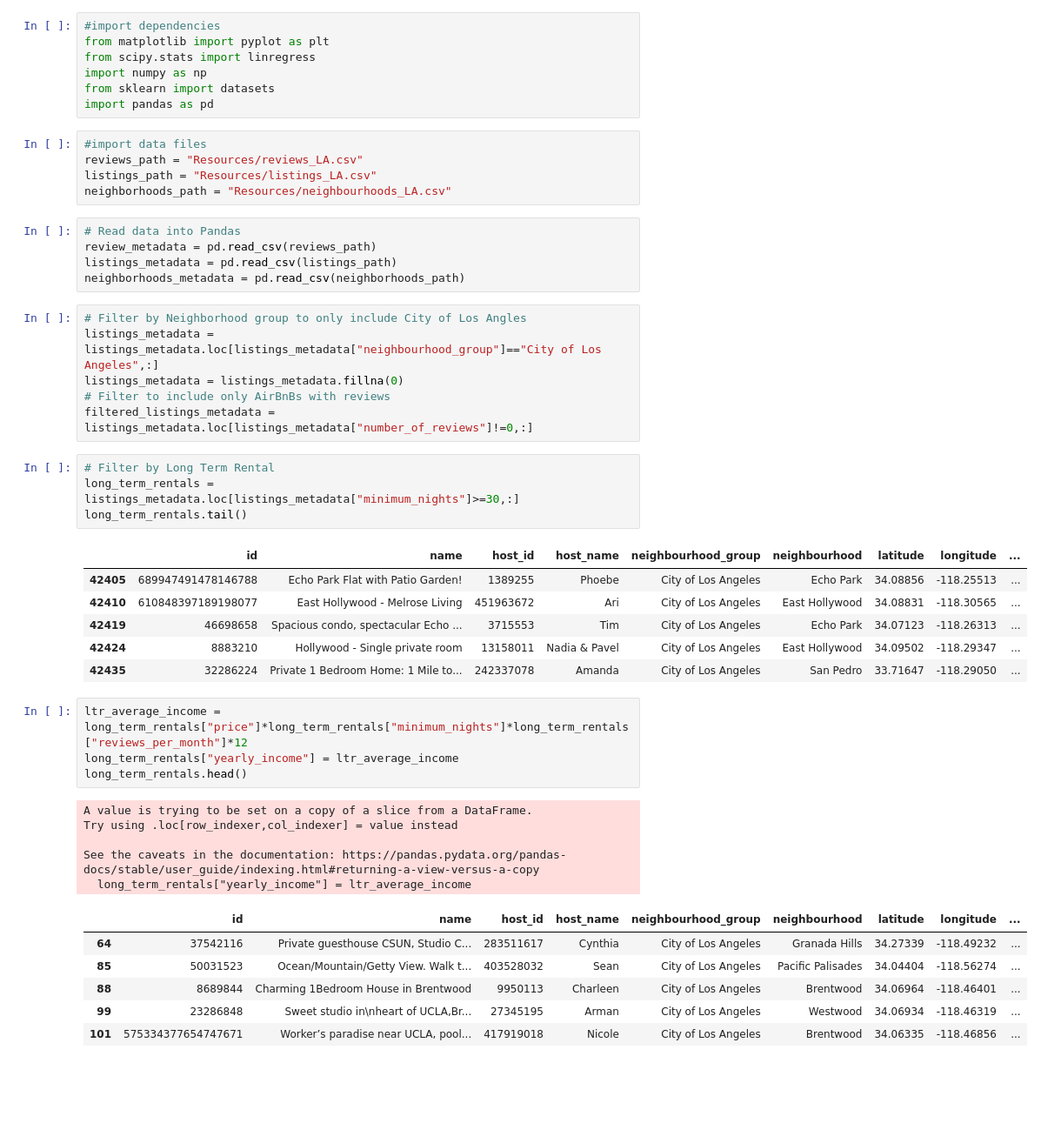
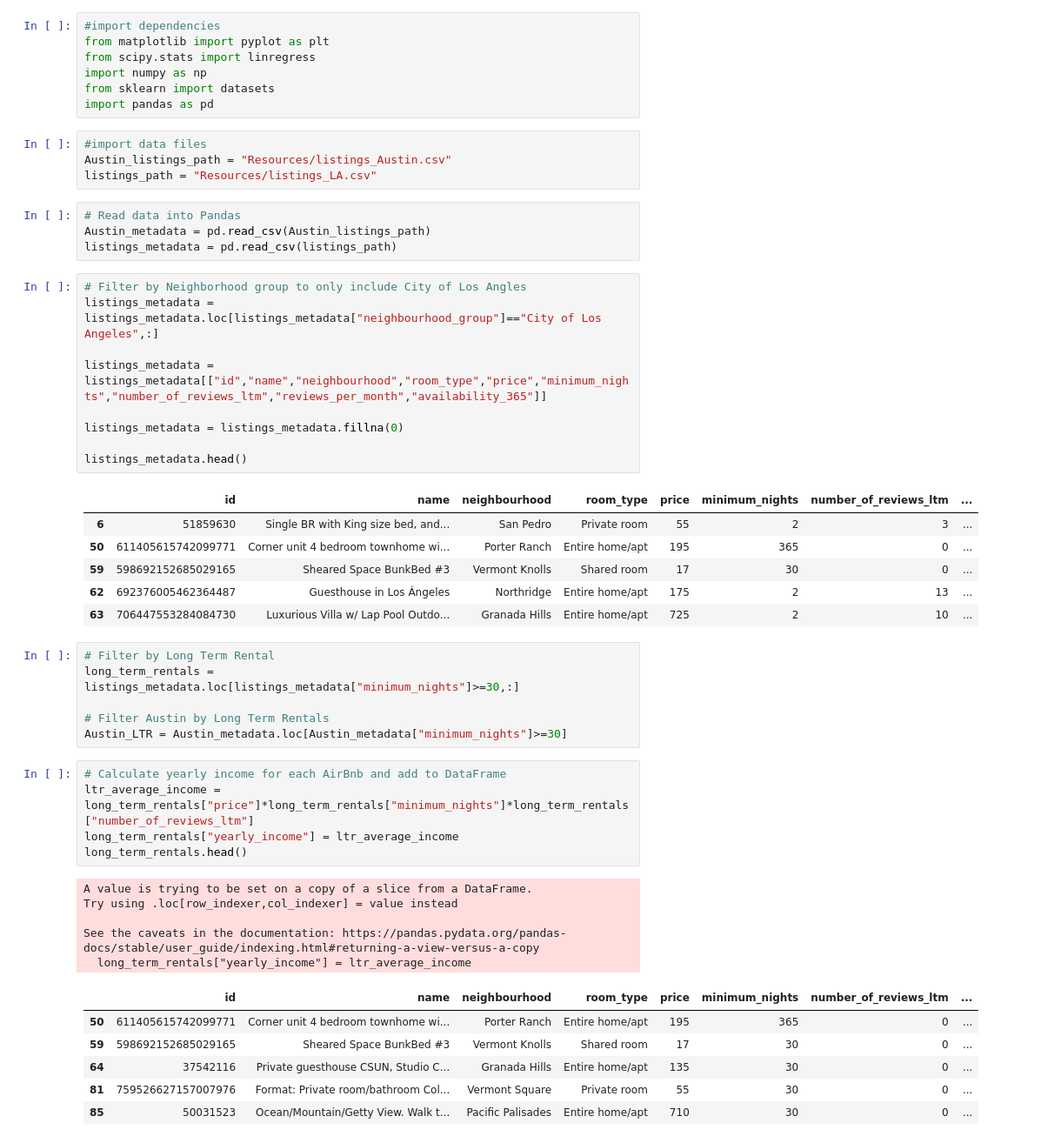
Before and after one commit to cmlee2/AirBnb-Analysis, a Jupyter notebook: cl_STRvsLTR_profitability.ipynb, the cells around one changed output. Shown: that part at 87% size. Saved outputs shown, nothing was run; the diff lists cells and outputs as text; blank space fills up the shorter version.

```diff
--- a/cl_STRvsLTR_profitability.ipynb
+++ b/cl_STRvsLTR_profitability.ipynb
@@ -7,44 +7,48 @@ from sklearn import datasets
 import pandas as pd
 # %%
 #import data files
-reviews_path = "Resources/reviews_LA.csv"
+Austin_listings_path = "Resources/listings_Austin.csv"
 listings_path = "Resources/listings_LA.csv"
-neighborhoods_path = "Resources/neighbourhoods_LA.csv"
 # %%
 # Read data into Pandas
-review_metadata = pd.read_csv(reviews_path)
+Austin_metadata = pd.read_csv(Austin_listings_path)
 listings_metadata = pd.read_csv(listings_path)
-neighborhoods_metadata = pd.read_csv(neighborhoods_path)
 # %%
 # Filter by Neighborhood group to only include City of Los Angles
 listings_metadata = listings_metadata.loc[listings_metadata["neighbourhood_group"]=="City of Los Angeles",:]
+
+listings_metadata = listings_metadata[["id","name","neighbourhood","room_type","price","minimum_nights","number_of_reviews_ltm","reviews_per_month","availability_365"]]
+
 listings_metadata = listings_metadata.fillna(0)
-# Filter to include only AirBnBs with reviews
-filtered_listings_metadata = listings_metadata.loc[listings_metadata["number_of_reviews"]!=0,:]
+
+listings_metadata.head()
+# %% [output]
+|  | id | name | neighbourhood | room_type | price | minimum_nights | number_of_reviews_ltm | ... |
+| 6 | 51859630 | Single BR with King size bed, and... | San Pedro | Private room | 55 | 2 | 3 | ... |
+| 50 | 611405615742099771 | Corner unit 4 bedroom townhome wi... | Porter Ranch | Entire home/apt | 195 | 365 | 0 | ... |
+| 59 | 598692152685029165 | Sheared Space BunkBed #3 | Vermont Knolls | Shared room | 17 | 30 | 0 | ... |
+| 62 | 692376005462364487 | Guesthouse in Los Ángeles | Northridge | Entire home/apt | 175 | 2 | 13 | ... |
+| 63 | 706447553284084730 | Luxurious Villa w/ Lap Pool Outdo... | Granada Hills | Entire home/apt | 725 | 2 | 10 | ... |
 # %%
 # Filter by Long Term Rental
 long_term_rentals = listings_metadata.loc[listings_metadata["minimum_nights"]>=30,:]
-long_term_rentals.tail()
+
+# Filter Austin by Long Term Rentals
+Austin_LTR = Austin_metadata.loc[Austin_metadata["minimum_nights"]>=30]
-# %% [output]
-|  | id | name | host_id | host_name | neighbourhood_group | neighbourhood | latitude | longitude | ... |
-| 42405 | 689947491478146788 | Echo Park Flat with Patio Garden! | 1389255 | Phoebe | City of Los Angeles | Echo Park | 34.08856 | -118.25513 | ... |
-| 42410 | 610848397189198077 | East Hollywood - Melrose Living | 451963672 | Ari | City of Los Angeles | East Hollywood | 34.08831 | -118.30565 | ... |
-| 42419 | 46698658 | Spacious condo, spectacular Echo ... | 3715553 | Tim | City of Los Angeles | Echo Park | 34.07123 | -118.26313 | ... |
-| 42424 | 8883210 | Hollywood - Single private room | 13158011 | Nadia & Pavel | City of Los Angeles | East Hollywood | 34.09502 | -118.29347 | ... |
-| 42435 | 32286224 | Private 1 Bedroom Home: 1 Mile to... | 242337078 | Amanda | City of Los Angeles | San Pedro | 33.71647 | -118.29050 | ... |
 # %%
-ltr_average_income = long_term_rentals["price"]*long_term_rentals["minimum_nights"]*long_term_rentals["reviews_per_month"]*12
+# Calculate yearly income for each AirBnb and add to DataFrame
+ltr_average_income = long_term_rentals["price"]*long_term_rentals["minimum_nights"]*long_term_rentals["number_of_reviews_ltm"]
 long_term_rentals["yearly_income"] = ltr_average_income
 long_term_rentals.head()
 # %% [output]
 A value is trying to be set on a copy of a slice from a DataFrame.
 Try using .loc[row_indexer,col_indexer] = value instead
 
 See the caveats in the documentation: https://pandas.pydata.org/pandas-docs/stable/user_guide/indexing.html#returning-a-view-versus-a-copy
   long_term_rentals["yearly_income"] = ltr_average_income
-|  | id | name | host_id | host_name | neighbourhood_group | neighbourhood | latitude | longitude | ... |
-| 64 | 37542116 | Private guesthouse CSUN, Studio C... | 283511617 | Cynthia | City of Los Angeles | Granada Hills | 34.27339 | -118.49232 | ... |
-| 85 | 50031523 | Ocean/Mountain/Getty View. Walk t... | 403528032 | Sean | City of Los Angeles | Pacific Palisades | 34.04404 | -118.56274 | ... |
-| 88 | 8689844 | Charming 1Bedroom House in Brentwood | 9950113 | Charleen | City of Los Angeles | Brentwood | 34.06964 | -118.46401 | ... |
-| 99 | 23286848 | Sweet studio in\nheart of UCLA,Br... | 27345195 | Arman | City of Los Angeles | Westwood | 34.06934 | -118.46319 | ... |
-| 101 | 575334377654747671 | Worker’s paradise near UCLA, pool... | 417919018 | Nicole | City of Los Angeles | Brentwood | 34.06335 | -118.46856 | ... |
+|  | id | name | neighbourhood | room_type | price | minimum_nights | number_of_reviews_ltm | ... |
+| 50 | 611405615742099771 | Corner unit 4 bedroom townhome wi... | Porter Ranch | Entire home/apt | 195 | 365 | 0 | ... |
+| 59 | 598692152685029165 | Sheared Space BunkBed #3 | Vermont Knolls | Shared room | 17 | 30 | 0 | ... |
+| 64 | 37542116 | Private guesthouse CSUN, Studio C... | Granada Hills | Entire home/apt | 135 | 30 | 0 | ... |
+| 81 | 759526627157007976 | Format: Private room/bathroom Col... | Vermont Square | Private room | 55 | 30 | 0 | ... |
+| 85 | 50031523 | Ocean/Mountain/Getty View. Walk t... | Pacific Palisades | Entire home/apt | 710 | 30 | 0 | ... |
```
Also changed, not shown: parts of 19 cells of this notebook, 7 other files.
